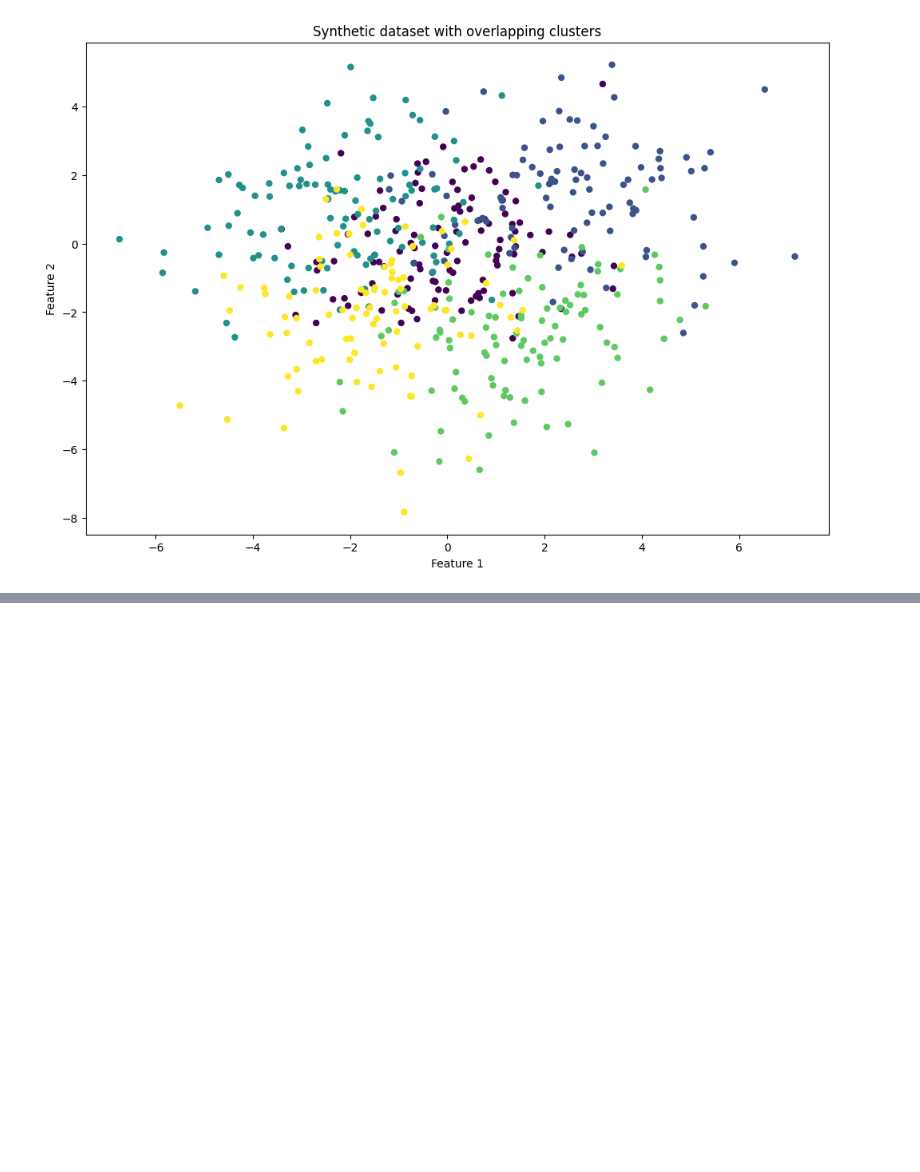
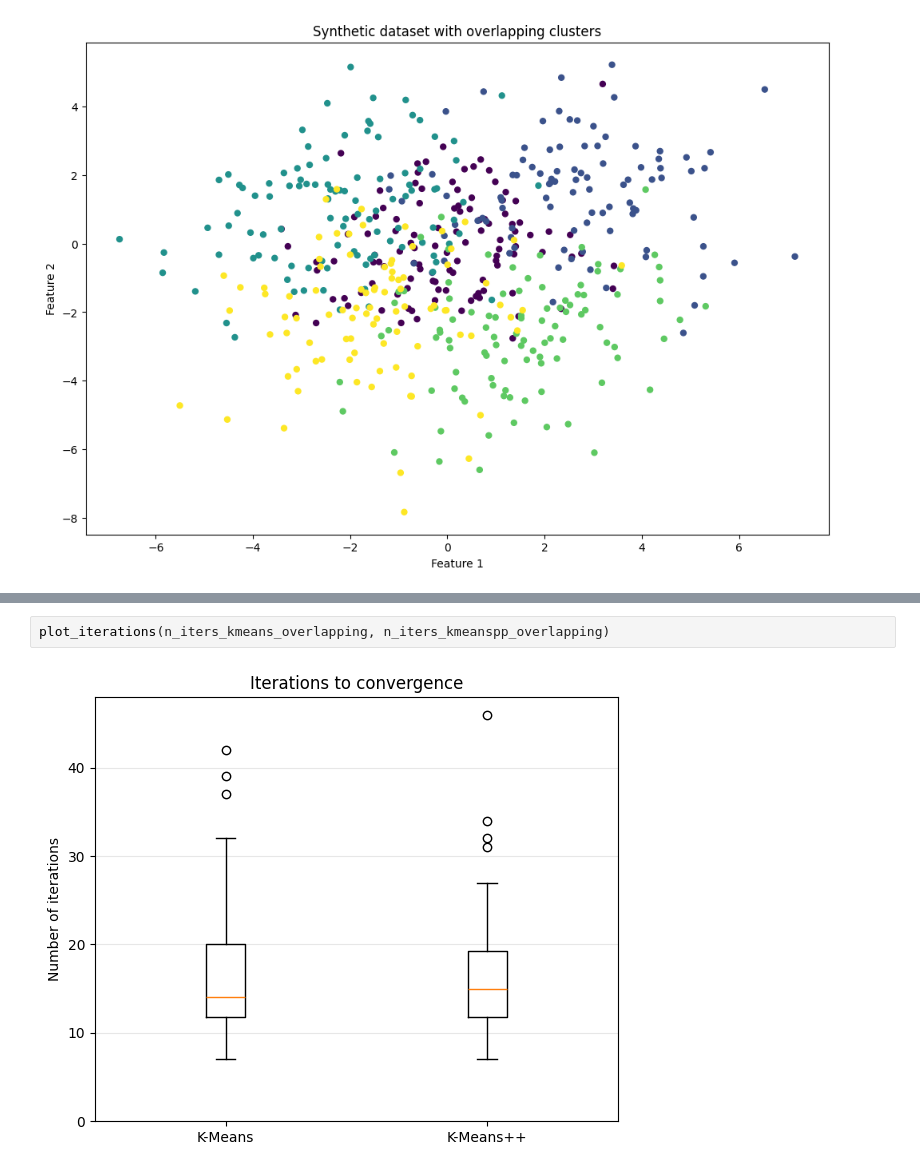
Before and after one commit to MatteoBisotti/StatML_project, a Jupyter notebook: code/main.ipynb, the cells around one changed output, grey strips where cells are left out. Drawn from its saved outputs; the diff is of its cells as text; blank space fills up the shorter version.

```diff
--- a/code/main.ipynb
+++ b/code/main.ipynb
@@ -540,0 +454,4 @@ plot_synthetic_points(X_overlapping, y_overlapping, "Synthetic dataset with over
+# %%
+plot_iterations(n_iters_kmeans_overlapping, n_iters_kmeanspp_overlapping)
+# %% [output]
+[figure, added]
```
Also changed, not shown: parts of 26 cells of this notebook, 2 other files.
